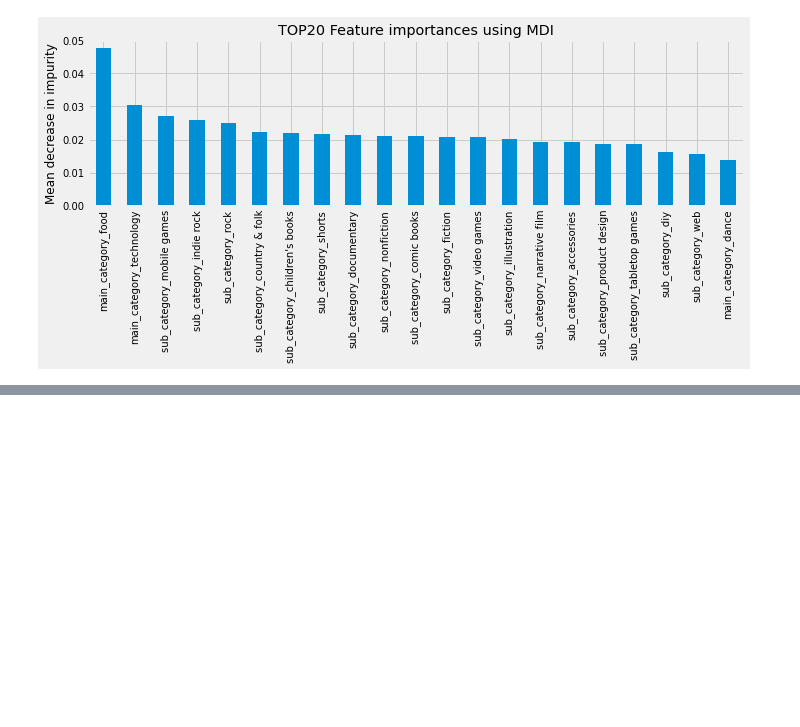
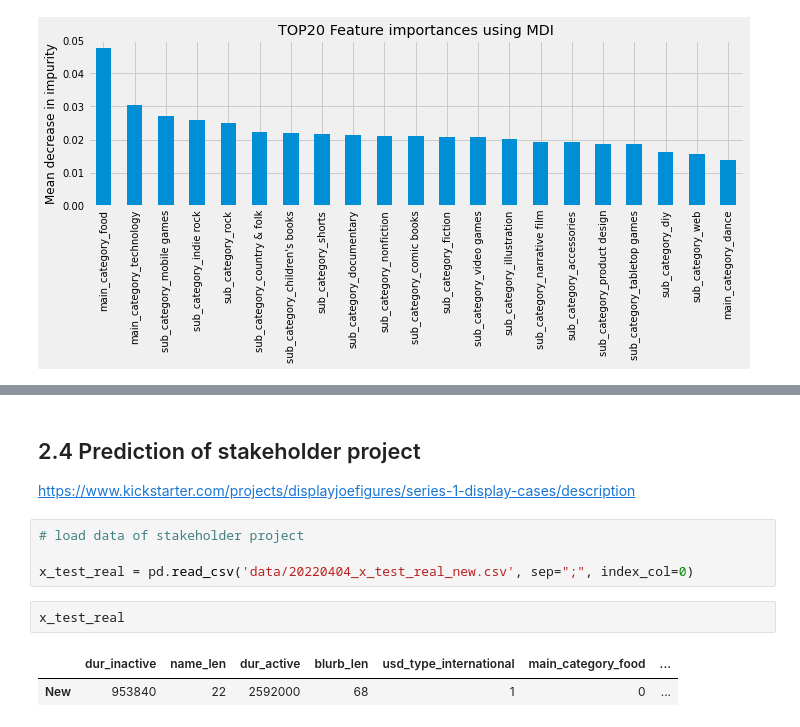
Before and after one commit to ChrisTheKnife/kick_it_like_beckham, a Jupyter notebook: Model_XGBoost.ipynb, the cells around one changed output, grey strips where cells are left out. Cells and saved outputs as stored; diff of their text form; blank space fills up the shorter version.

```diff
--- a/Model_XGBoost.ipynb
+++ b/Model_XGBoost.ipynb
@@ -361 +362,14 @@ NameError: name 'pyplot' is not defined
 [figure]
+# %% [markdown]
+## 2.4 Prediction of stakeholder project
+
+https://www.kickstarter.com/projects/displayjoefigures/series-1-display-cases/description
+# %%
+# load data of stakeholder project
+
+x_test_real = pd.read_csv('data/20220404_x_test_real_new.csv', sep=";", index_col=0)
+# %%
+x_test_real
+# %% [output]
+|  | dur_inactive | name_len | dur_active | blurb_len | usd_type_international | main_category_food | ... |
+| New | 953840 | 22 | 2592000 | 68 | 1 | 0 | ... |
```
Also changed, not shown: parts of 12 cells of this notebook, 3 other files.
